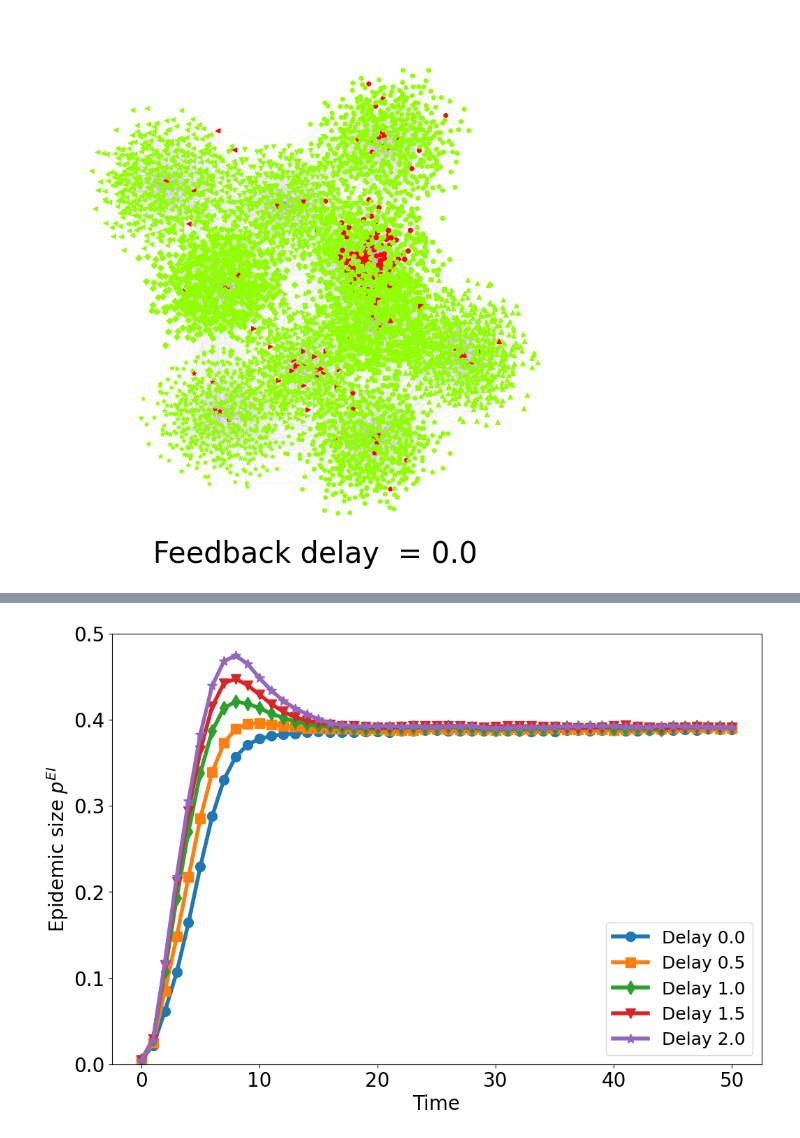
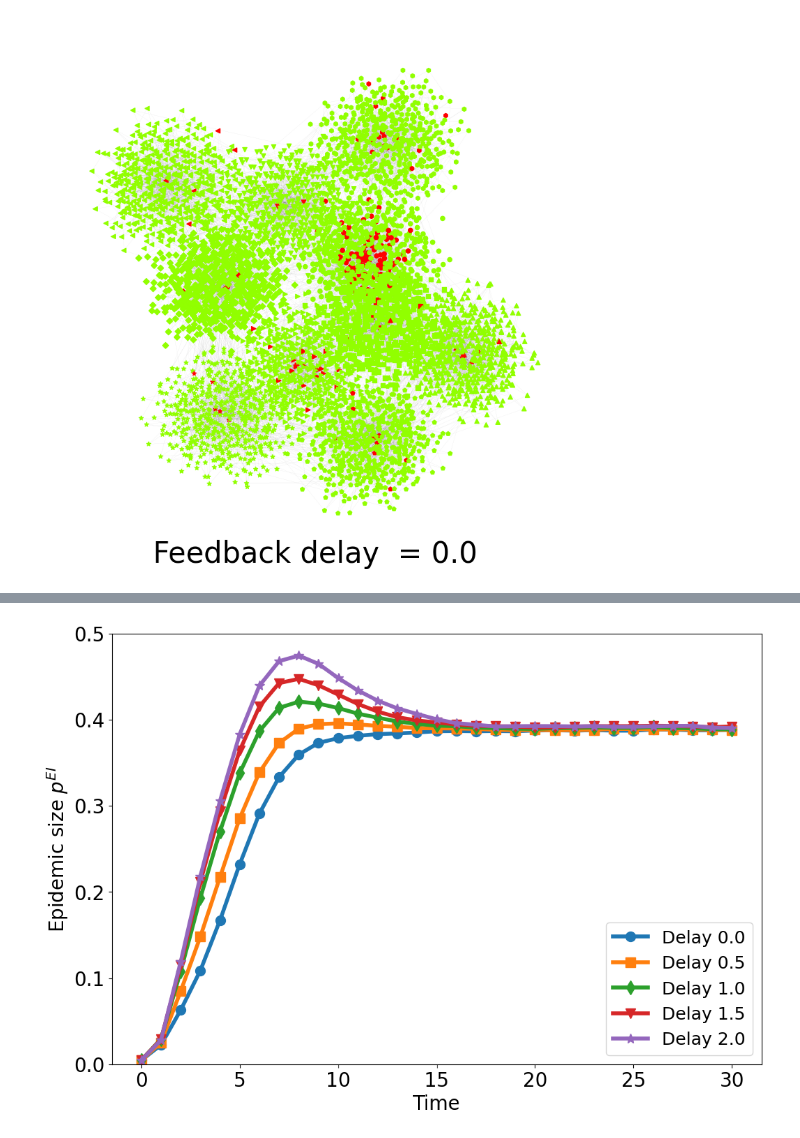
Before and after one commit to WangMengshou/PIS-multilayer, a Jupyter notebook: plotting/TimeDelays/Delays.ipynb, the cells around one changed output, grey strips where cells are left out. Cells and saved outputs as stored; diff of their text form; code cells hidden in the pictures.

```diff
--- a/plotting/TimeDelays/Delays.ipynb
+++ b/plotting/TimeDelays/Delays.ipynb
@@ -236,28 +236,28 @@ plt.show()
 # %%
-time_scale = torch.arange(mcmc_communities_data[0][0:51,:].shape[0])
+time_scale = torch.arange(mcmc_communities_data[0][0:31,:].shape[0])
 
 # Create a figure with appropriate size
 plt.figure(figsize=(12, 8))
 
 # Plot line graphs for different communities
-plt.plot(time_scale, mcmc_communities_data[0][0:51,:].mean(dim=1), 'o-', linewidth=4, markersize=10, label='Delay 0.0')
-plt.plot(time_scale, mcmc_communities_data[1][0:51,:].mean(dim=1), 's-', linewidth=4, markersize=10, label='Delay 0.5')
-plt.plot(time_scale, mcmc_communities_data[2][0:51,:].mean(dim=1), 'd-', linewidth=4, markersize=10, label='Delay 1.0')
-plt.plot(time_scale, mcmc_communities_data[3][0:51,:].mean(dim=1), 'v-', linewidth=4, markersize=10, label='Delay 1.5')
-plt.plot(time_scale, mcmc_communities_data[4][0:51,:].mean(dim=1), '*-', linewidth=4, markersize=10, label='Delay 2.0')
+plt.plot(time_scale, mcmc_communities_data[0][0:31,:].mean(dim=1), 'o-', linewidth=4, markersize=10, label='Delay 0.0')
+plt.plot(time_scale, mcmc_communities_data[1][0:31,:].mean(dim=1), 's-', linewidth=4, markersize=10, label='Delay 0.5')
+plt.plot(time_scale, mcmc_communities_data[2][0:31,:].mean(dim=1), 'd-', linewidth=4, markersize=10, label='Delay 1.0')
+plt.plot(time_scale, mcmc_communities_data[3][0:31,:].mean(dim=1), 'v-', linewidth=4, markersize=10, label='Delay 1.5')
+plt.plot(time_scale, mcmc_communities_data[4][0:31,:].mean(dim=1), '*-', linewidth=4, markersize=10, label='Delay 2.0')
 
 # Set y-axis limits from 0 to 0.5
 plt.ylim(0, 0.5)
 # Add labels and title
 plt.xticks(fontsize=20)
 plt.yticks(fontsize=20)
 plt.xlabel('Time', fontsize=20)
 plt.ylabel(r'Epidemic size $p^{EI}$', fontsize=20)
 plt.legend(fontsize=18)
 
 # Save the figure
 plt.savefig('../figs/TimeDelays/delay_time.svg', bbox_inches='tight')
 plt.savefig('../figs/TimeDelays/delay_time.png', dpi=600, bbox_inches='tight')
 # plt.show()
 # %% [output]
-[figure, old version]
+[figure, new version]
```
Also changed, not shown: parts of 3 cells of this notebook, 12 other files.
